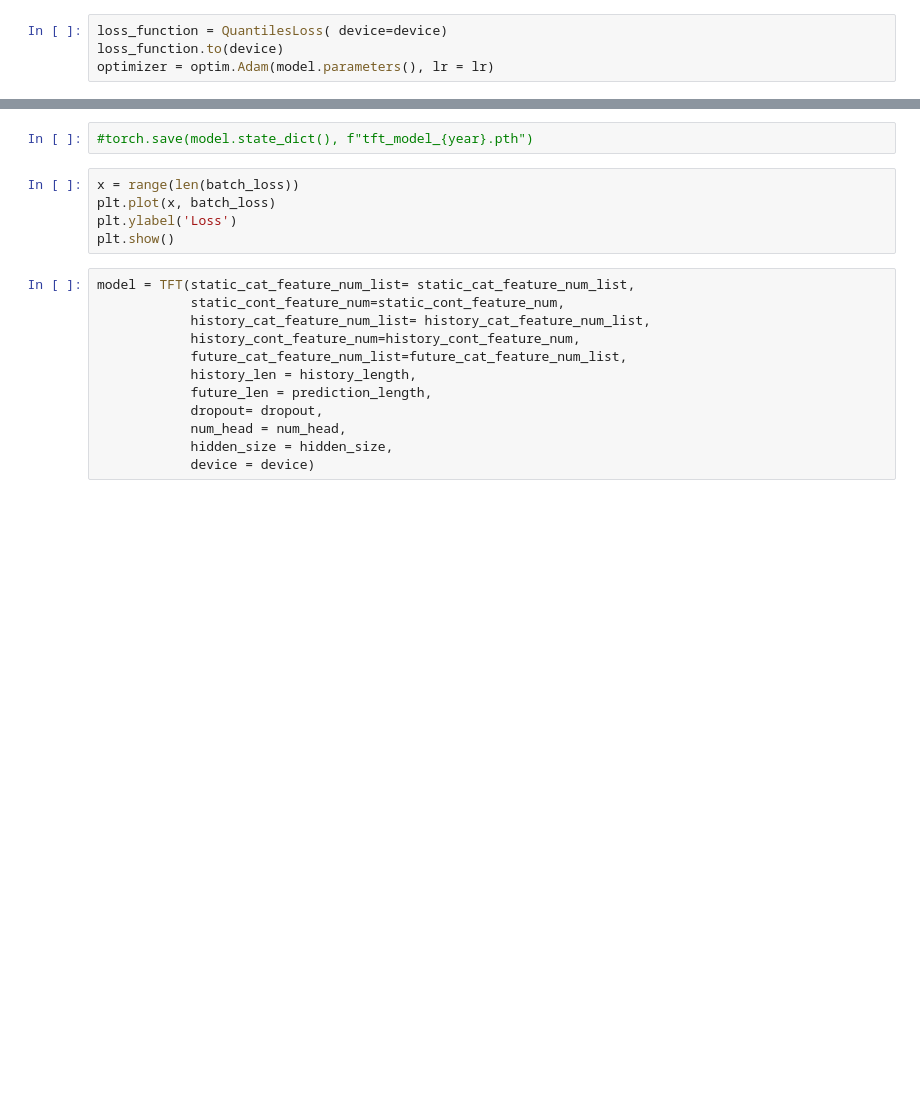
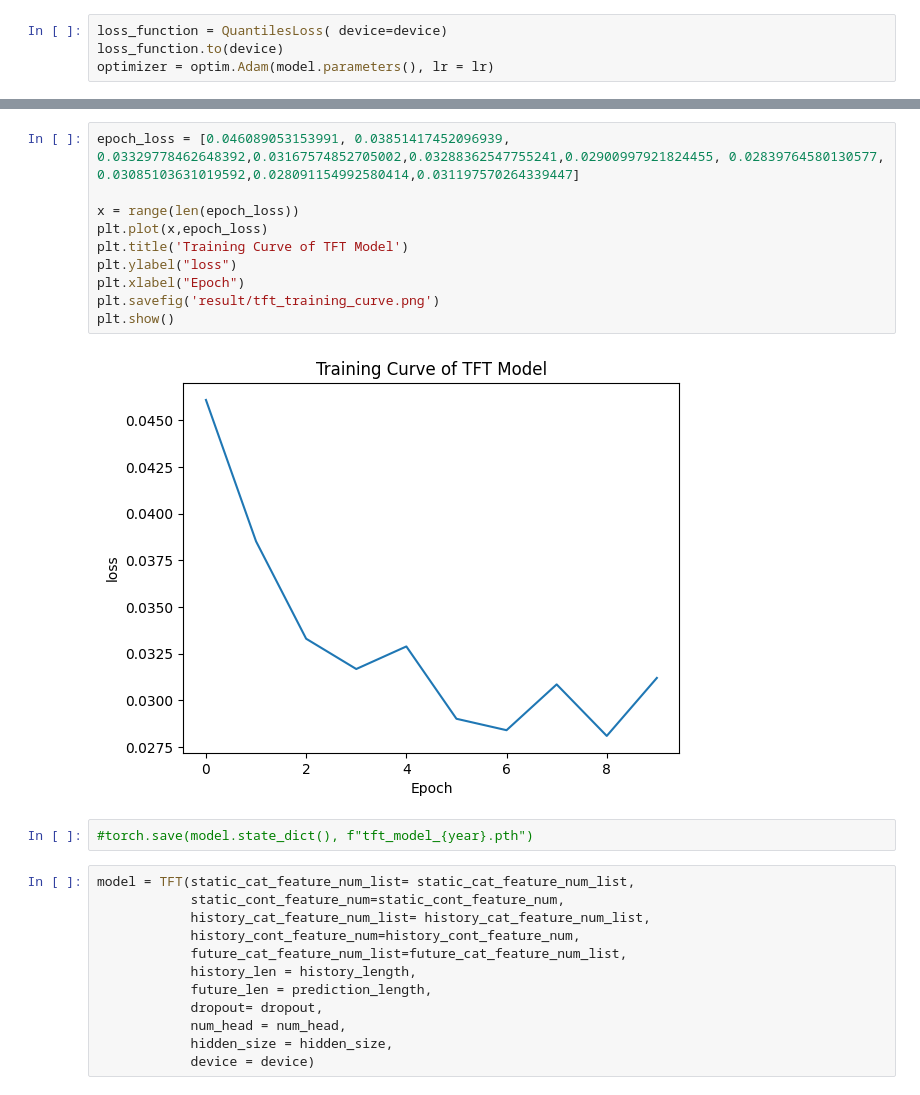
Before and after one commit to luanlam97/Gated_fusion, a Jupyter notebook: tft_training.ipynb, the cells around one changed output, grey strips where cells are left out. Saved outputs shown, nothing was run; the diff lists cells and outputs as text; blank space fills up the shorter version.

```diff
--- a/tft_training.ipynb
+++ b/tft_training.ipynb
@@ -255,13 +260,20 @@ Epoch: 10, Batch: 2000,  Loss: 0.029567189514636993
 Epoch: 10, Batch: 3000,  Loss: 0.026914730668067932
 ###########################
 Epoch: 10,  Loss: 0.031197570264339447
+# %%
+epoch_loss = [0.046089053153991, 0.03851417452096939, 0.03329778462648392,0.03167574852705002,0.03288362547755241,0.02900997921824455, 0.02839764580130577, 0.03085103631019592,0.028091154992580414,0.031197570264339447]
+
+x = range(len(epoch_loss))
+plt.plot(x,epoch_loss)
+plt.title('Training Curve of TFT Model')
+plt.ylabel("loss")
+plt.xlabel("Epoch")
+plt.savefig('result/tft_training_curve.png')
+plt.show()
+# %% [output]
+[figure, added]
 # %%
 #torch.save(model.state_dict(), f"tft_model_{year}.pth")
-# %%
-x = range(len(batch_loss))
-plt.plot(x, batch_loss)
-plt.ylabel('Loss')
-plt.show()
 # %%
 model = TFT(static_cat_feature_num_list= static_cat_feature_num_list,
             static_cont_feature_num=static_cont_feature_num,
```
Also changed, not shown: parts of 7 cells of this notebook, 12 other files.
